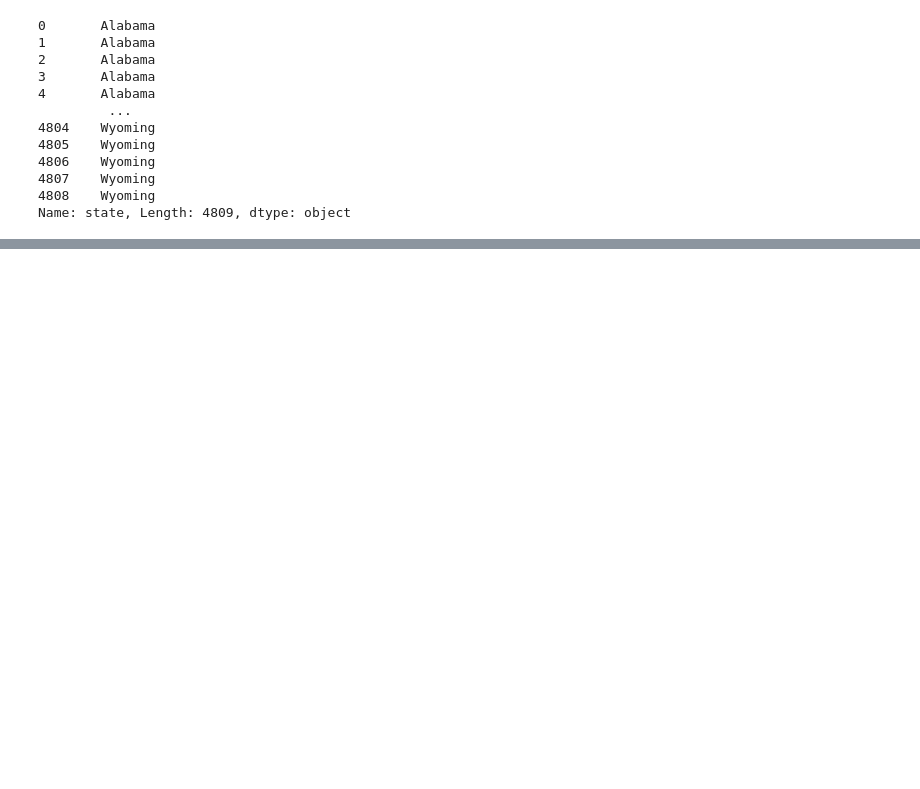
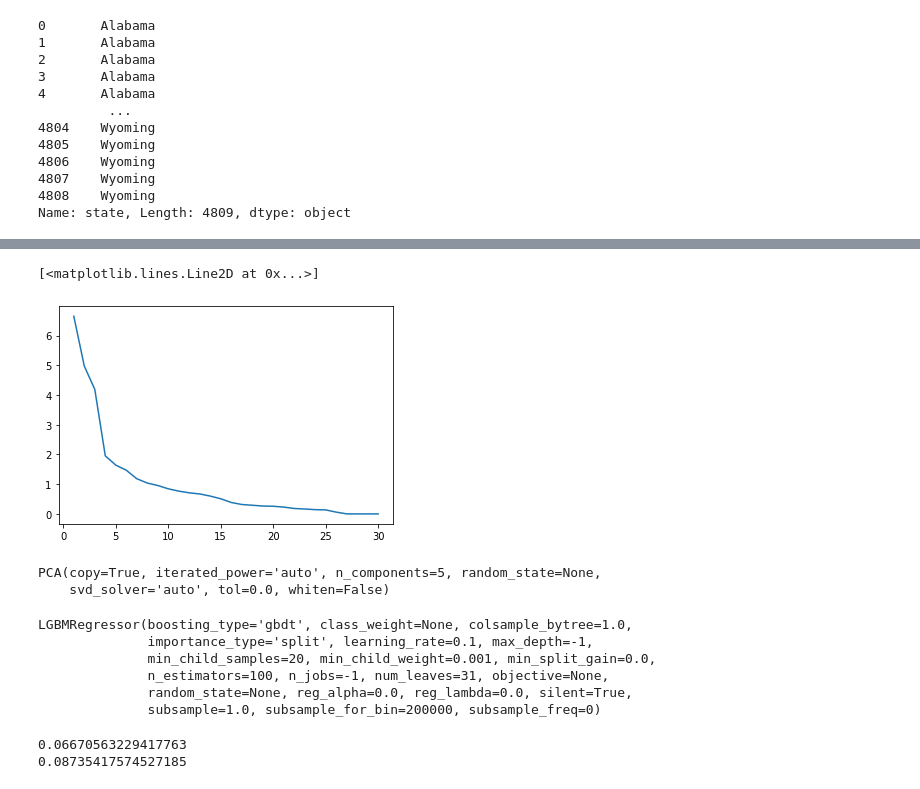
Before and after one commit to dk3059/Machine-Learning, a Jupyter notebook: 1_1_머신러닝_분류모형_US_Election_2020.ipynb, the cells around one changed output, grey strips where cells are left out. Cells and saved outputs as stored; diff of their text form; code cells hidden in the pictures; blank space fills up the shorter version.

Commit message:
docs : add regression model

```diff
--- a/1_1_머신러닝_분류모형_US_Election_2020.ipynb
+++ b/1_1_머신러닝_분류모형_US_Election_2020.ipynb
@@ -380,0 +498,4 @@ df_norm.reset_index()['county'] + ', ' + df_norm.reset_index()['state'].map(stat
+# %%
+df_norm.dropna(inplace=True)
+X = df_norm.drop(['Pres_DEM', 'Pres_REP', 'gov_DEM', 'gov_REP'], axis=1)
+y = df_norm['Pres_DEM']
@@ -380,0 +504,7 @@ df_norm.reset_index()['county'] + ', ' + df_norm.reset_index()['state'].map(stat
+# %%
+#수치형 데이터 표준화
+
+scaler = StandardScaler()
+scaler.fit(X)
+X_scaled = scaler.transform(X)
+X = pd.DataFrame(data = X_scaled, index = X.index, columns = X.columns)
@@ -380,0 +523,2 @@ df_norm.reset_index()['county'] + ', ' + df_norm.reset_index()['state'].map(stat
+# %%
+X_train, X_test, y_train, y_test = train_test_split(X, y, test_size=0.3, random_state=1)
@@ -380,0 +527,15 @@ df_norm.reset_index()['county'] + ', ' + df_norm.reset_index()['state'].map(stat
+# %%
+#PCA를 이용해 Dimensionality Reduction 수행
+
+pca = PCA()
+pca.fit(X_train)
+plt.plot(range(1, len(pca.explained_variance_)+1), pca.explained_variance_)
+# %% [output]
+[<matplotlib.lines.Line2D at 0x...>]
+[figure, added]
+# %%
+pca = PCA(n_components = 5)
+pca.fit(X_train)
+# %% [output]
+PCA(copy=True, iterated_power='auto', n_components=5, random_state=None,
+    svd_solver='auto', tol=0.0, whiten=False)
@@ -380,0 +546,10 @@ df_norm.reset_index()['county'] + ', ' + df_norm.reset_index()['state'].map(stat
+# %%
+model_reg = LGBMRegressor()
+model_reg.fit(pca.transform(X_train), y_train)
+# %% [output]
+LGBMRegressor(boosting_type='gbdt', class_weight=None, colsample_bytree=1.0,
+              importance_type='split', learning_rate=0.1, max_depth=-1,
+              min_child_samples=20, min_child_weight=0.001, min_split_gain=0.0,
+              n_estimators=100, n_jobs=-1, num_leaves=31, objective=None,
+              random_state=None, reg_alpha=0.0, reg_lambda=0.0, silent=True,
+              subsample=1.0, subsample_for_bin=200000, subsample_freq=0)
@@ -380,0 +560,7 @@ df_norm.reset_index()['county'] + ', ' + df_norm.reset_index()['state'].map(stat
+# %%
+pred = model_reg.predict(pca.transform(X_test))
+print(mean_absolute_error(y_test, pred))
+print(sqrt(mean_squared_error(y_test, pred)))
+# %% [output]
+0.06670563229417763
+0.08735417574527185
```
Also changed, not shown: parts of 25 cells of this notebook.
